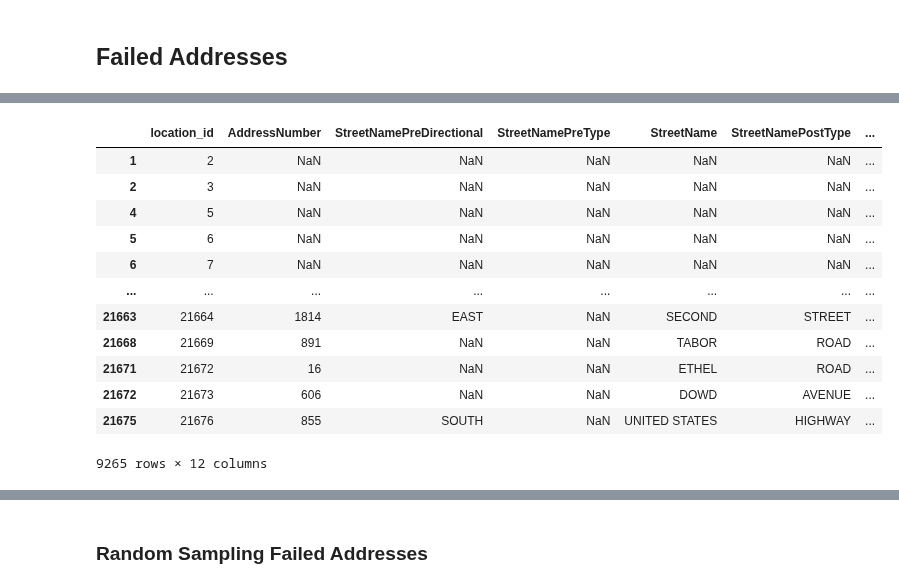
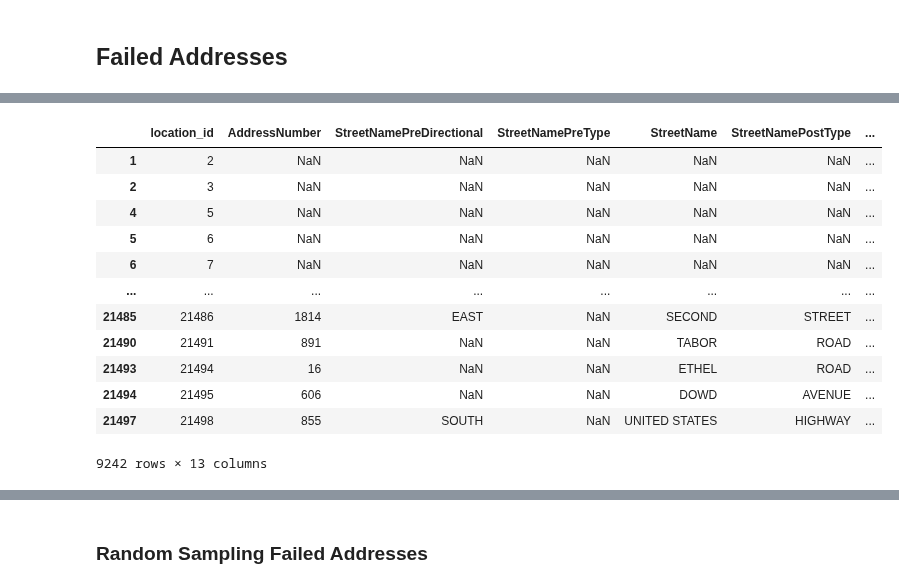
Before and after one commit to brian-cy-chang/UW_Geospatial, a Jupyter notebook: notebooks/nominatim_parsing.ipynb, the cells around one changed output, grey strips where cells are left out. Drawn from its saved outputs; the diff is of its cells as text; code cells hidden in the pictures.

```diff
--- a/notebooks/nominatim_parsing.ipynb
+++ b/notebooks/nominatim_parsing.ipynb
@@ -969,6 +969,7 @@ for ind, each in omop_county_failed_zcta_zip_match.iterrows():
 
         # assign location_id from omop_county_zcta_zip_match
         tmp['location_id'] = each.location_id
+        tmp['flag'] = each.flag
 
         # development
         # OMOP_location.loc[ind, 'AddressNumber'] = [tmp['AddressNumber'].values[0] if len(tmp['AddressNumber'].values[0]) > 0 else np.NaN][0]
@@ -1010,5 +1011,5 @@ Wall time: 16.4 s
 # concatenate above list to a single dataframe and only keep address components for Nominatim
 nominatim_components = pd.concat(repo)
 nominatim_components[['location_id','AddressNumber', 'StreetNamePreDirectional', 'StreetNamePreType', 'StreetName', 'StreetNamePostType','StreetNamePostDirectional',
-                      'PlaceName', 'county', 'StateName', 'ZipCode', 'location_source_value']]
+                      'PlaceName', 'county', 'StateName', 'ZipCode', 'location_source_value', 'flag']]
 # %% [output]
@@ -1017,16 +1018,16 @@ Wall time: 9.12 s
 |  | location_id | AddressNumber | StreetNamePreDirectional | StreetNamePreType | StreetName | StreetNamePostType | ... |
 | 1 | 2 | NaN | NaN | NaN | NaN | NaN | ... |
 | 2 | 3 | NaN | NaN | NaN | NaN | NaN | ... |
 | 4 | 5 | NaN | NaN | NaN | NaN | NaN | ... |
 | 5 | 6 | NaN | NaN | NaN | NaN | NaN | ... |
 | 6 | 7 | NaN | NaN | NaN | NaN | NaN | ... |
 | ... | ... | ... | ... | ... | ... | ... | ... |
-| 21663 | 21664 | 1814 | EAST | NaN | SECOND | STREET | ... |
-| 21668 | 21669 | 891 | NaN | NaN | TABOR | ROAD | ... |
-| 21671 | 21672 | 16 | NaN | NaN | ETHEL | ROAD | ... |
-| 21672 | 21673 | 606 | NaN | NaN | DOWD | AVENUE | ... |
-| 21675 | 21676 | 855 | SOUTH | NaN | UNITED STATES | HIGHWAY | ... |
+| 21485 | 21486 | 1814 | EAST | NaN | SECOND | STREET | ... |
+| 21490 | 21491 | 891 | NaN | NaN | TABOR | ROAD | ... |
+| 21493 | 21494 | 16 | NaN | NaN | ETHEL | ROAD | ... |
+| 21494 | 21495 | 606 | NaN | NaN | DOWD | AVENUE | ... |
+| 21497 | 21498 | 855 | SOUTH | NaN | UNITED STATES | HIGHWAY | ... |
-9265 rows × 12 columns
+9242 rows × 13 columns
 # %%
 # keep only columns necessary to merge to omop_county_zcta_zip_match that has the USPS Publication 28 Standard components
 nominatim_keep_columns = nominatim_components[['location_id','AddressNumber', 'StreetNamePreDirectional', 'StreetNamePreType', 'StreetName', 'StreetNamePostType','StreetNamePostDirectional','county',]]
```
Also changed, not shown: parts of 14 cells of this notebook, 6 other files.
